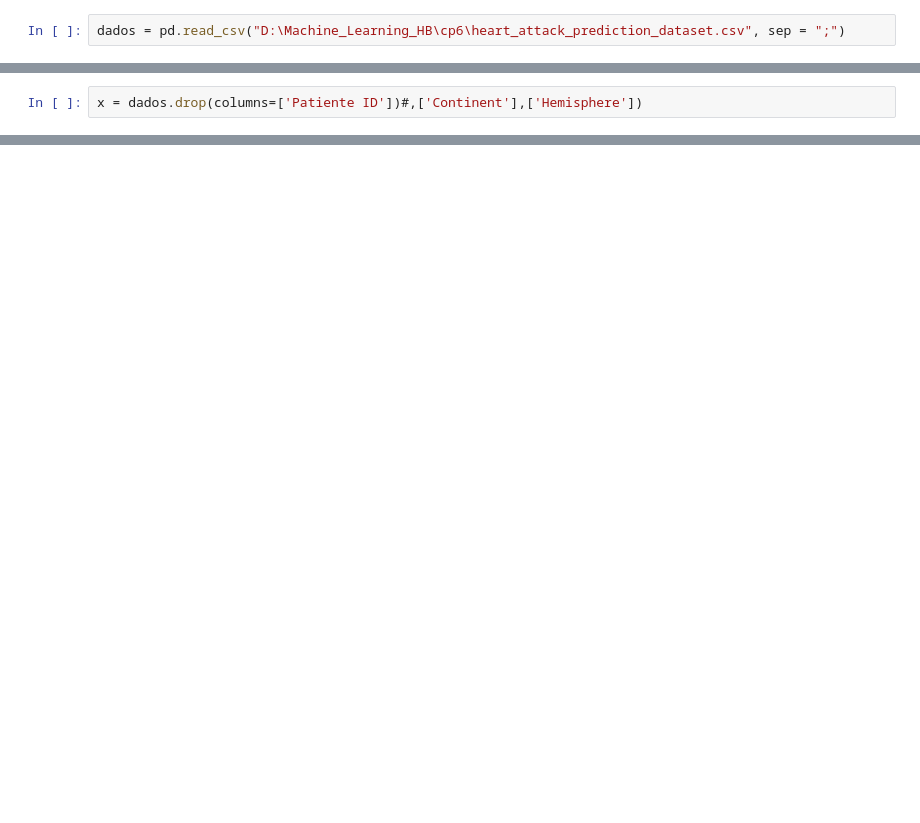
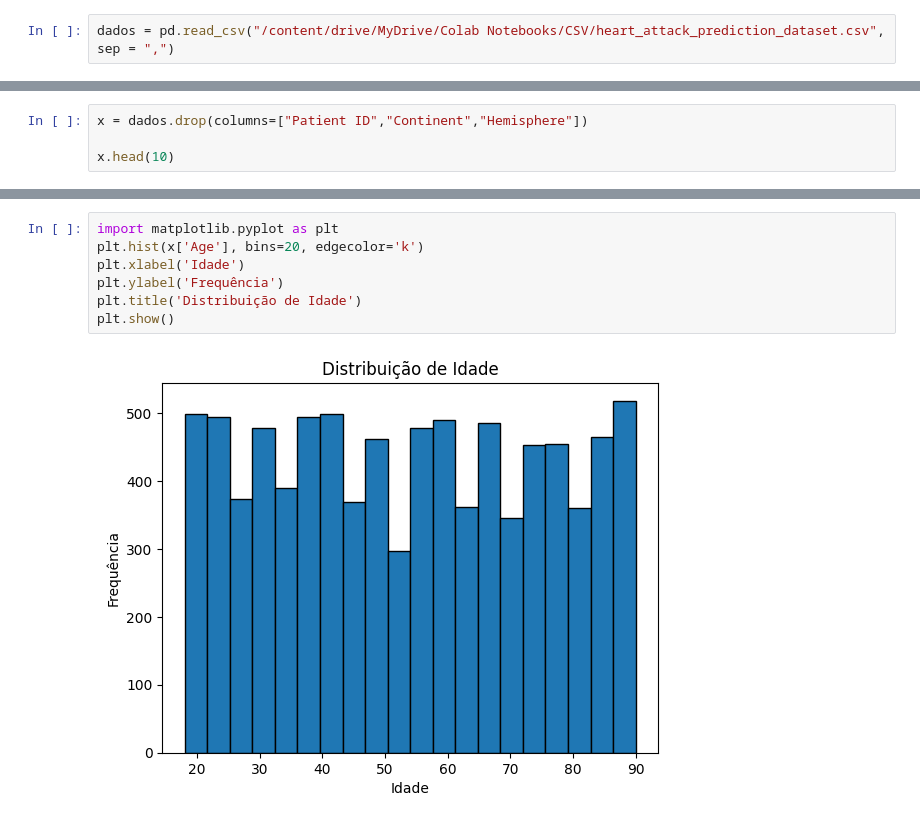
Before and after one commit to henriquebap/Machine_Learning_HB, a Jupyter notebook: cp6/cp6.ipynb, the cells around one changed output, grey strips where cells are left out. Saved outputs shown, nothing was run; the diff lists cells and outputs as text; blank space fills up the shorter version.

```diff
--- a/cp6/cp6.ipynb
+++ b/cp6/cp6.ipynb
@@ -6,2 +10,2 @@ ModuleNotFoundError: No module named 'pandas'
 # %%
-dados = pd.read_csv("D:\Machine_Learning_HB\cp6\heart_attack_prediction_dataset.csv", sep = ";")
+dados = pd.read_csv("/content/drive/MyDrive/Colab Notebooks/CSV/heart_attack_prediction_dataset.csv", sep = ",")
@@ -12,2 +12,4 @@ df.head()
 # %%
-x = dados.drop(columns=['Patiente ID'])#,['Continent'],['Hemisphere'])
+x = dados.drop(columns=["Patient ID","Continent","Hemisphere"])
+
+x.head(10)
@@ -13,0 +29,9 @@ x = dados.drop(columns=['Patiente ID'])#,['Continent'],['Hemisphere'])
+# %%
+import matplotlib.pyplot as plt
+plt.hist(x['Age'], bins=20, edgecolor='k')
+plt.xlabel('Idade')
+plt.ylabel('Frequência')
+plt.title('Distribuição de Idade')
+plt.show()
+# %% [output]
+[figure, added]
```
Also changed, not shown: parts of 9 cells of this notebook.
